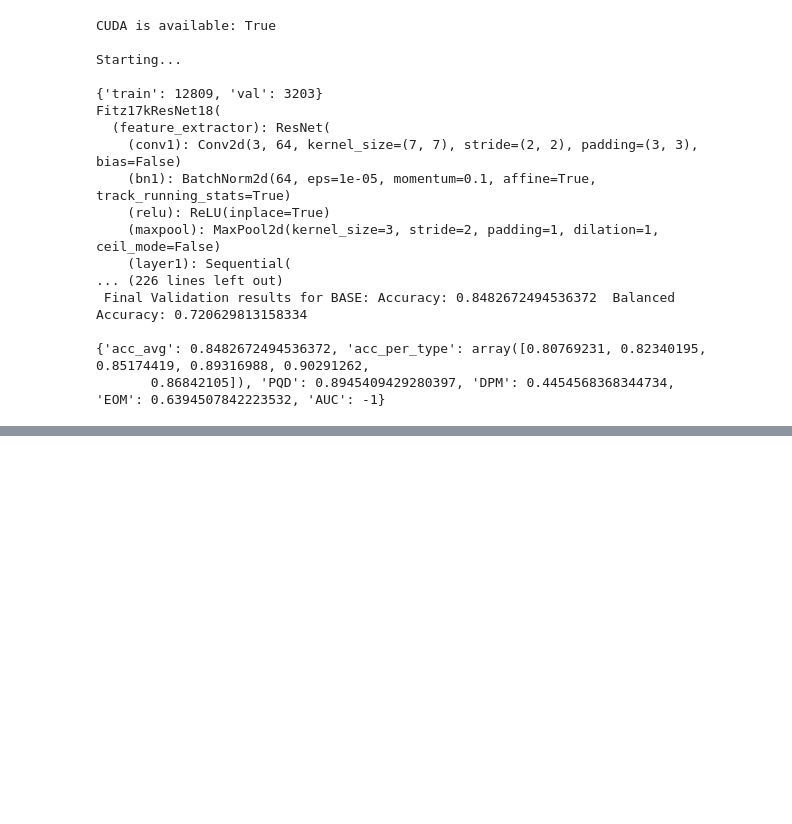
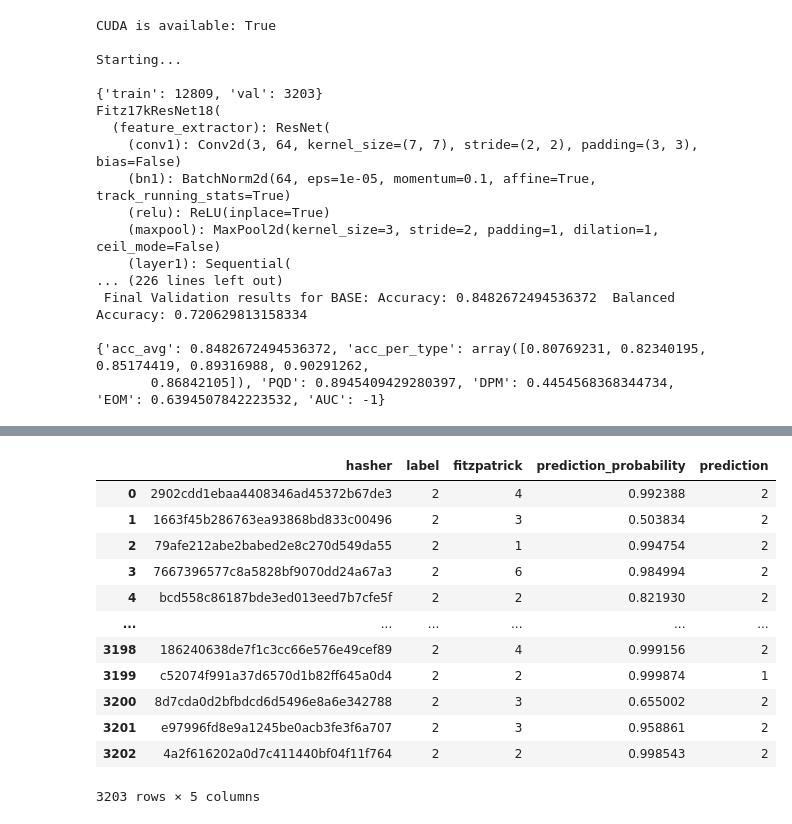
Before and after one commit to AliGhadirii/FairPrune, a Jupyter notebook: Run_On_Colab.ipynb, the cells around one changed output, grey strips where cells are left out. Cells and saved outputs as stored; diff of their text form; code cells hidden in the pictures; blank space fills up the shorter version.

```diff
--- a/Run_On_Colab.ipynb
+++ b/Run_On_Colab.ipynb
@@ -58,0 +129,18 @@ Traceback (most recent call last):
+# %%
+import pandas as pd
+df = pd.read_csv("/content/drive/MyDrive/FairPrune/Outputs/validation_results_Resnet18_FairPrune_Iter=0.csv")
+df
+# %% [output]
+|  | hasher | label | fitzpatrick | prediction_probability | prediction |
+| 0 | 2902cdd1ebaa4408346ad45372b67de3 | 2 | 4 | 0.992388 | 2 |
+| 1 | 1663f45b286763ea93868bd833c00496 | 2 | 3 | 0.503834 | 2 |
+| 2 | 79afe212abe2babed2e8c270d549da55 | 2 | 1 | 0.994754 | 2 |
+| 3 | 7667396577c8a5828bf9070dd24a67a3 | 2 | 6 | 0.984994 | 2 |
+| 4 | bcd558c86187bde3ed013eed7b7cfe5f | 2 | 2 | 0.821930 | 2 |
+| ... | ... | ... | ... | ... | ... |
+| 3198 | 186240638de7f1c3cc66e576e49cef89 | 2 | 4 | 0.999156 | 2 |
+| 3199 | c52074f991a37d6570d1b82ff645a0d4 | 2 | 2 | 0.999874 | 1 |
+| 3200 | 8d7cda0d2bfbdcd6d5496e8a6e342788 | 2 | 3 | 0.655002 | 2 |
+| 3201 | e97996fd8e9a1245be0acb3fe3f6a707 | 2 | 3 | 0.958861 | 2 |
+| 3202 | 4a2f616202a0d7c411440bf04f11f764 | 2 | 2 | 0.998543 | 2 |
+3203 rows × 5 columns
```
Also changed, not shown: parts of 4 cells of this notebook, 3 other files.
